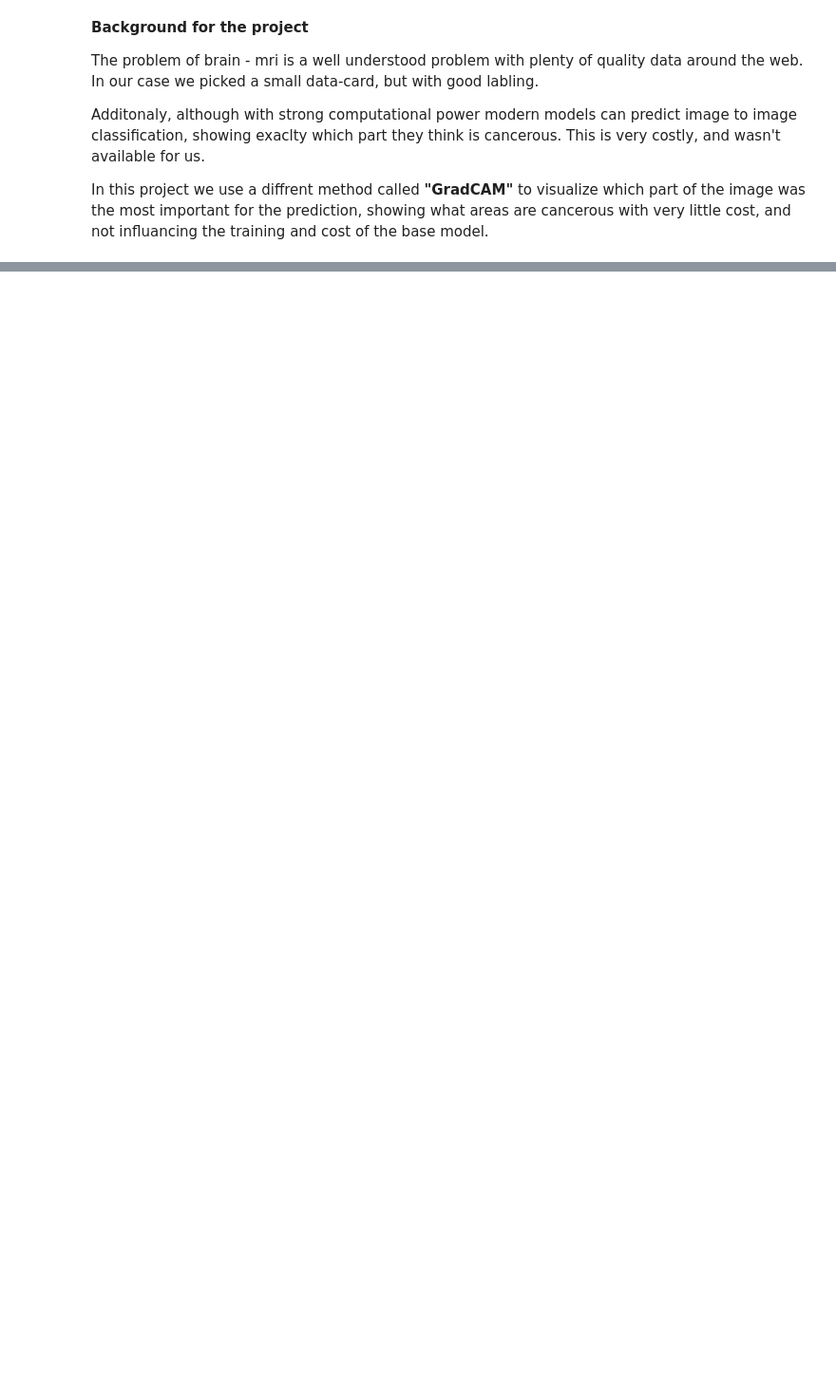
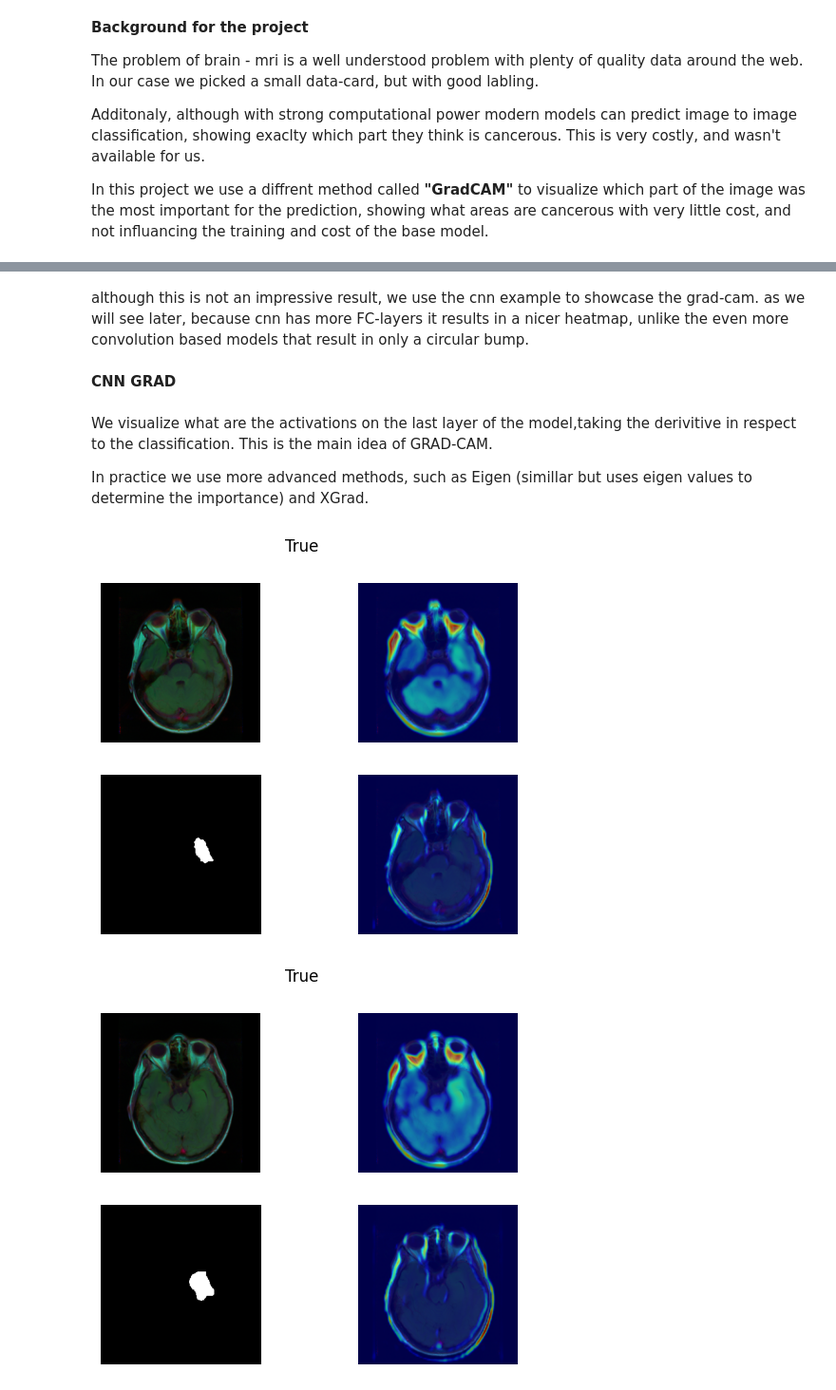
Before and after one commit to tsents/Brain-MRI, a Jupyter notebook: final.ipynb, the cells around one changed output, grey strips where cells are left out. Shown at 95% size. Saved outputs shown, nothing was run; the diff lists cells and outputs as text; code cells hidden in the pictures; blank space fills up the shorter version.

```diff
--- a/final.ipynb
+++ b/final.ipynb
@@ -12,0 +23,2 @@ CNN
+# %%
+train_df,test_df,val_df,train_ds,test_ds,val_ds,train_dl,test_dl,val_dl = res_define.create_data()
@@ -12,0 +65,3 @@ CNN
+# %%
+res_define.train_model(cnn,train_dl,val_dl)
+cnn.eval()
@@ -12,0 +100,23 @@ CNN
+# %% [markdown]
+although this is not an impressive result, we use the cnn example to showcase the grad-cam. as we will see later, because cnn has more FC-layers it results in a nicer heatmap, unlike the even more convolution based models that result in only a circular bump.
+# %% [markdown]
+**CNN GRAD**
+# %% [markdown]
+We visualize what are the activations on the last layer of the model,taking the derivitive in respect to the classification. This is the main idea of GRAD-CAM.
+
+In practice we use more advanced methods, such as Eigen (simillar but uses eigen values to determine the importance) and XGrad.
+# %%
+from pytorch_grad_cam import EigenCAM,AblationCAM,XGradCAM
+
+cnn_visualize_prediction = lambda x : res_define.visualize_prediction(cnn,[cnn.conv2],x,[EigenCAM,AblationCAM])
+cnn_visualize_cheap = lambda x : res_define.visualize_prediction(cnn,[cnn.conv2],x,[XGradCAM,AblationCAM])
+# %%
+# We advice to skip calling all 4 if you dont want to wait, this is very memory and cpu heavy
+
+cnn_visualize_prediction('kaggle_3m/TCGA_CS_5397_20010315/TCGA_CS_5397_20010315_8.tif')
+cnn_visualize_prediction('kaggle_3m/TCGA_CS_5397_20010315/TCGA_CS_5397_20010315_9.tif')
+cnn_visualize_prediction('kaggle_3m/TCGA_CS_5397_20010315/TCGA_CS_5397_20010315_10.tif')
+cnn_visualize_prediction('kaggle_3m/TCGA_CS_5397_20010315/TCGA_CS_5397_20010315_11.tif')
+# %% [output]
+[figure, added]
+[figure, added]
```
Also changed, not shown: parts of 13 cells of this notebook, 1 other file.
